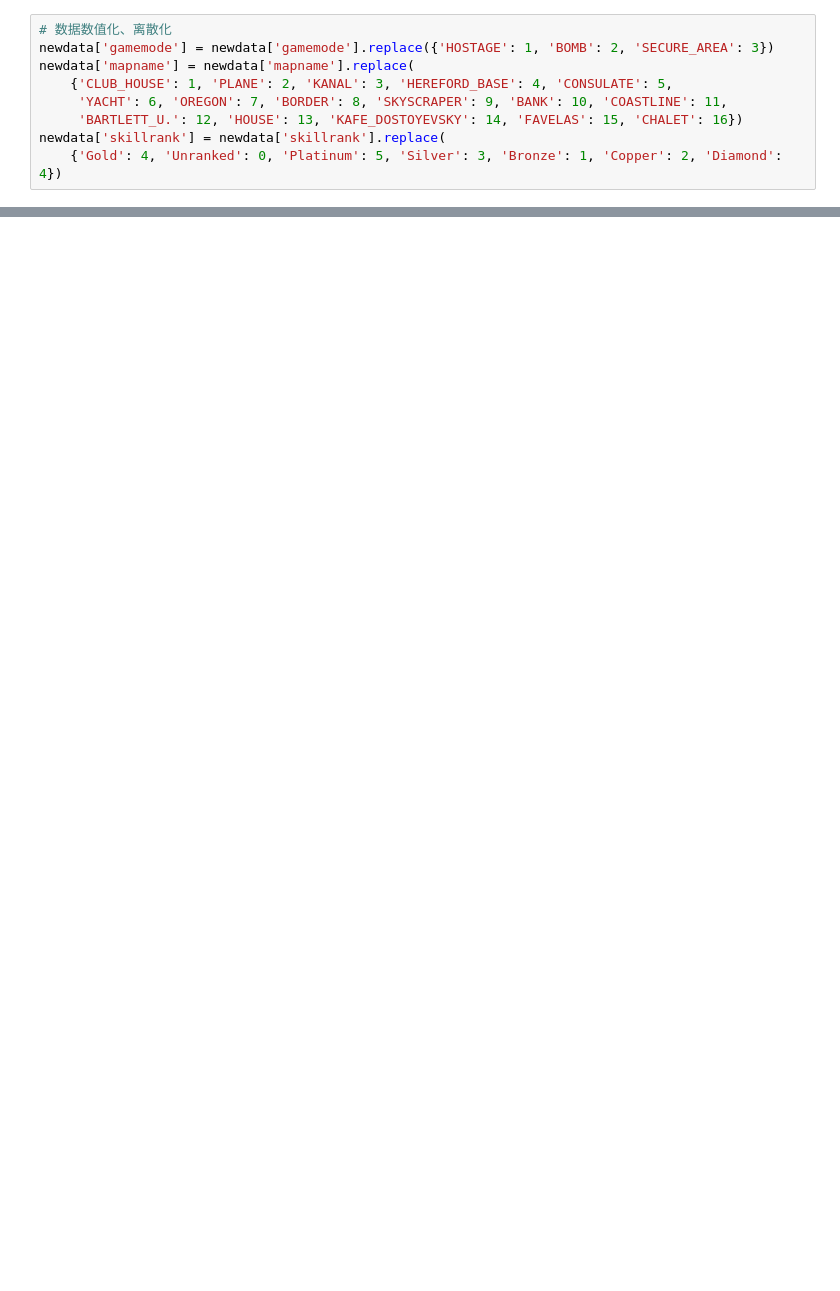
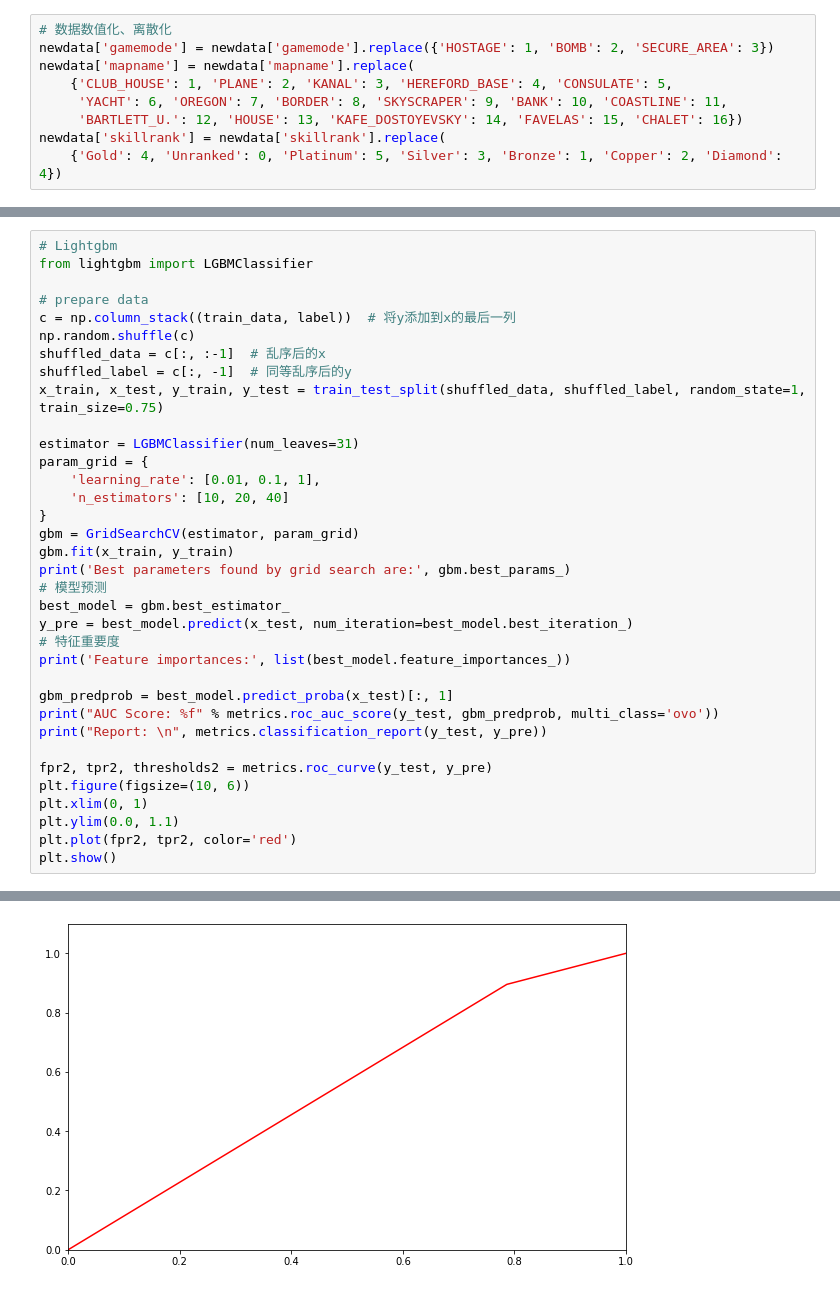
Before and after one commit to Shimin-CUFE/R6S-rankdata-analysis, a Jupyter notebook: data_preview.ipynb, the cells around one changed output, grey strips where cells are left out. Cells and saved outputs as stored; diff of their text form; blank space fills up the shorter version.

```diff
--- a/data_preview.ipynb
+++ b/data_preview.ipynb
@@ -84,0 +115,36 @@ print(train_data.shape)
+# %%
+# Lightgbm
+from lightgbm import LGBMClassifier
+
+# prepare data
+c = np.column_stack((train_data, label))  # 将y添加到x的最后一列
+np.random.shuffle(c)
+shuffled_data = c[:, :-1]  # 乱序后的x
+shuffled_label = c[:, -1]  # 同等乱序后的y
+x_train, x_test, y_train, y_test = train_test_split(shuffled_data, shuffled_label, random_state=1, train_size=0.75)
+
+estimator = LGBMClassifier(num_leaves=31)
+param_grid = {
+    'learning_rate': [0.01, 0.1, 1],
+    'n_estimators': [10, 20, 40]
+}
+gbm = GridSearchCV(estimator, param_grid)
+gbm.fit(x_train, y_train)
+print('Best parameters found by grid search are:', gbm.best_params_)
+# 模型预测
+best_model = gbm.best_estimator_
+y_pre = best_model.predict(x_test, num_iteration=best_model.best_iteration_)
+# 特征重要度
+print('Feature importances:', list(best_model.feature_importances_))
+
+gbm_predprob = best_model.predict_proba(x_test)[:, 1]
+print("AUC Score: %f" % metrics.roc_auc_score(y_test, gbm_predprob, multi_class='ovo'))
+print("Report: \n", metrics.classification_report(y_test, y_pre))
+
+fpr2, tpr2, thresholds2 = metrics.roc_curve(y_test, y_pre)
+plt.figure(figsize=(10, 6))
+plt.xlim(0, 1)
+plt.ylim(0.0, 1.1)
+plt.plot(fpr2, tpr2, color='red')
+plt.show()
+# %% [output]
@@ -85,2 +163,3 @@ print(train_data.shape)
+[figure, added]
 # %%
 # MLP with PyTorch
```
Also changed, not shown: parts of 7 cells of this notebook.
